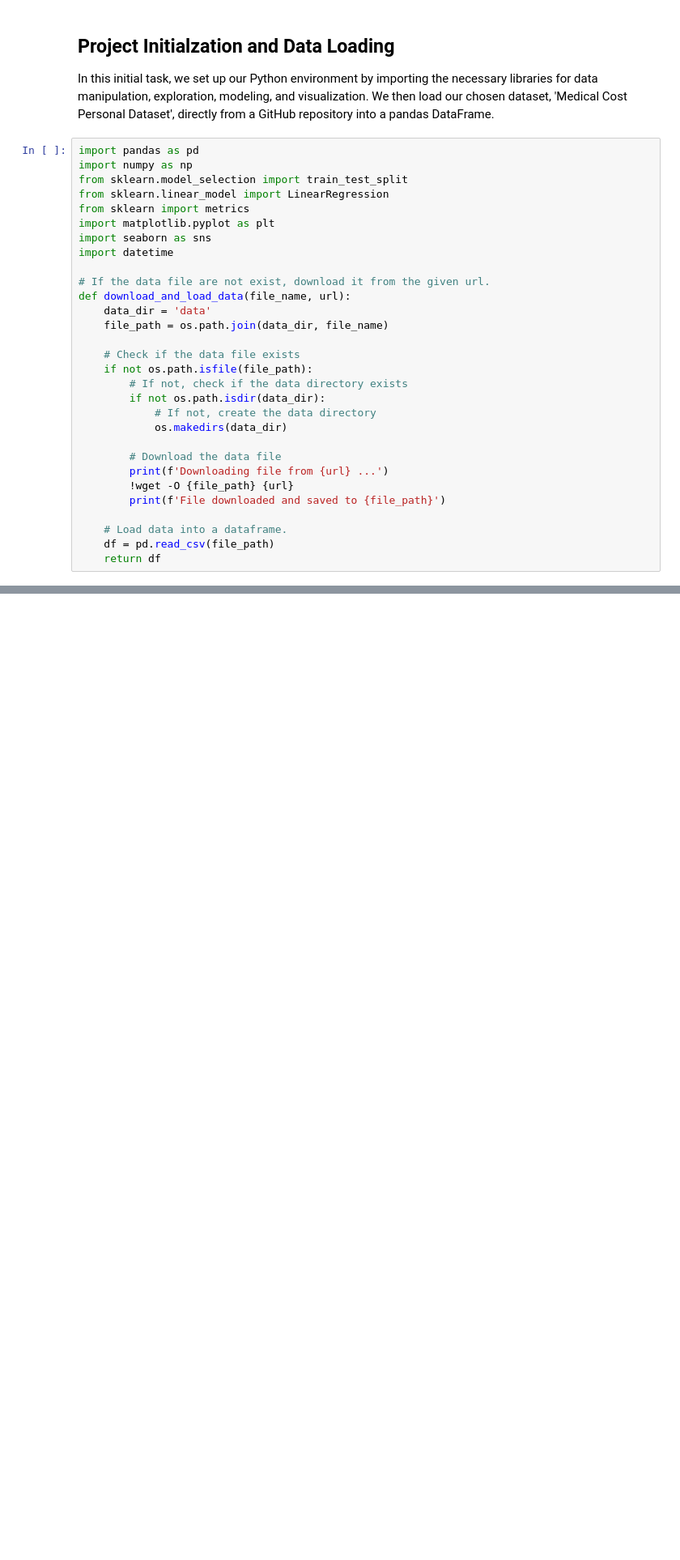
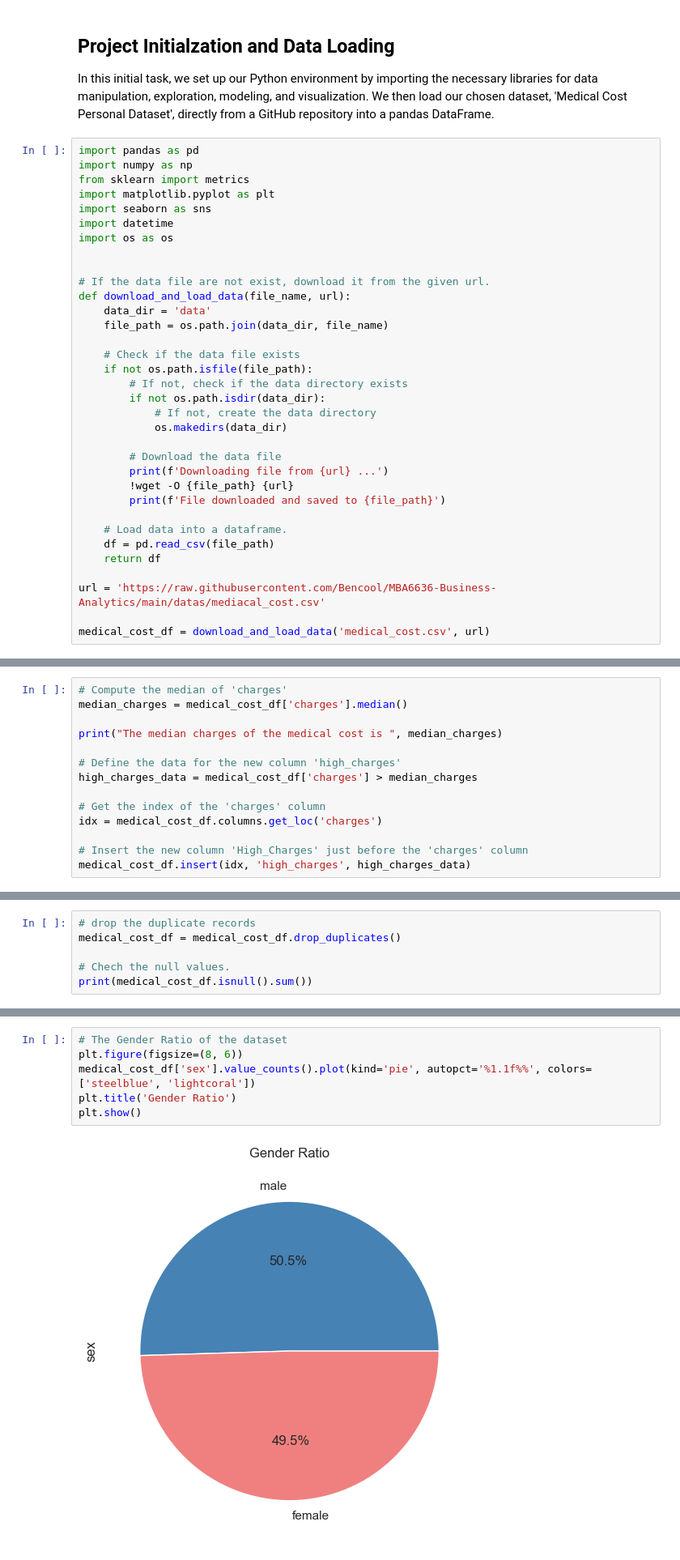
Before and after one commit to Bencool/MBA6636-Business-Analytics, a Jupyter notebook: research/I04 Naive Bayes & Linear Regression/0701 I04 Linear Regression Bin Liao.ipynb, the cells around one changed output, grey strips where cells are left out. Shown at 81% size. Cells and saved outputs as stored; diff of their text form; blank space fills up the shorter version.

```diff
--- a/research/I04 Naive Bayes & Linear Regression/0701 I04 Linear Regression Bin Liao.ipynb
+++ b/research/I04 Naive Bayes & Linear Regression/0701 I04 Linear Regression Bin Liao.ipynb
@@ -36,12 +36,12 @@ In this initial task, we set up our Python environment by importing the necessar
 # %%
 import pandas as pd
 import numpy as np
-from sklearn.model_selection import train_test_split
-from sklearn.linear_model import LinearRegression
 from sklearn import metrics
 import matplotlib.pyplot as plt
 import seaborn as sns
 import datetime
+import os as os
+
 
 # If the data file are not exist, download it from the given url.
 def download_and_load_data(file_name, url):
@@ -63,3 +63,7 @@ def download_and_load_data(file_name, url):
     # Load data into a dataframe.
     df = pd.read_csv(file_path)
     return df
+
+url = 'https://raw.githubusercontent.com/Bencool/MBA6636-Business-Analytics/main/datas/mediacal_cost.csv'
+
+medical_cost_df = download_and_load_data('medical_cost.csv', url)
@@ -65,0 +100,14 @@ def download_and_load_data(file_name, url):
+# %%
+# Compute the median of 'charges'
+median_charges = medical_cost_df['charges'].median()
+
+print("The median charges of the medical cost is ", median_charges)
+
+# Define the data for the new column 'high_charges'
+high_charges_data = medical_cost_df['charges'] > median_charges
+
+# Get the index of the 'charges' column
+idx = medical_cost_df.columns.get_loc('charges')
+
+# Insert the new column 'High_Charges' just before the 'charges' column
+medical_cost_df.insert(idx, 'high_charges', high_charges_data)
@@ -65,0 +142,6 @@ def download_and_load_data(file_name, url):
+# %%
+# drop the duplicate records
+medical_cost_df = medical_cost_df.drop_duplicates()
+
+# Chech the null values.
+print(medical_cost_df.isnull().sum())
@@ -65,0 +177,8 @@ def download_and_load_data(file_name, url):
+# %%
+# The Gender Ratio of the dataset
+plt.figure(figsize=(8, 6))
+medical_cost_df['sex'].value_counts().plot(kind='pie', autopct='%1.1f%%', colors=['steelblue', 'lightcoral'])
+plt.title('Gender Ratio')
+plt.show()
+# %% [output]
+[figure, added]
```
Also changed, not shown: parts of 36 cells of this notebook, 2 other files.
